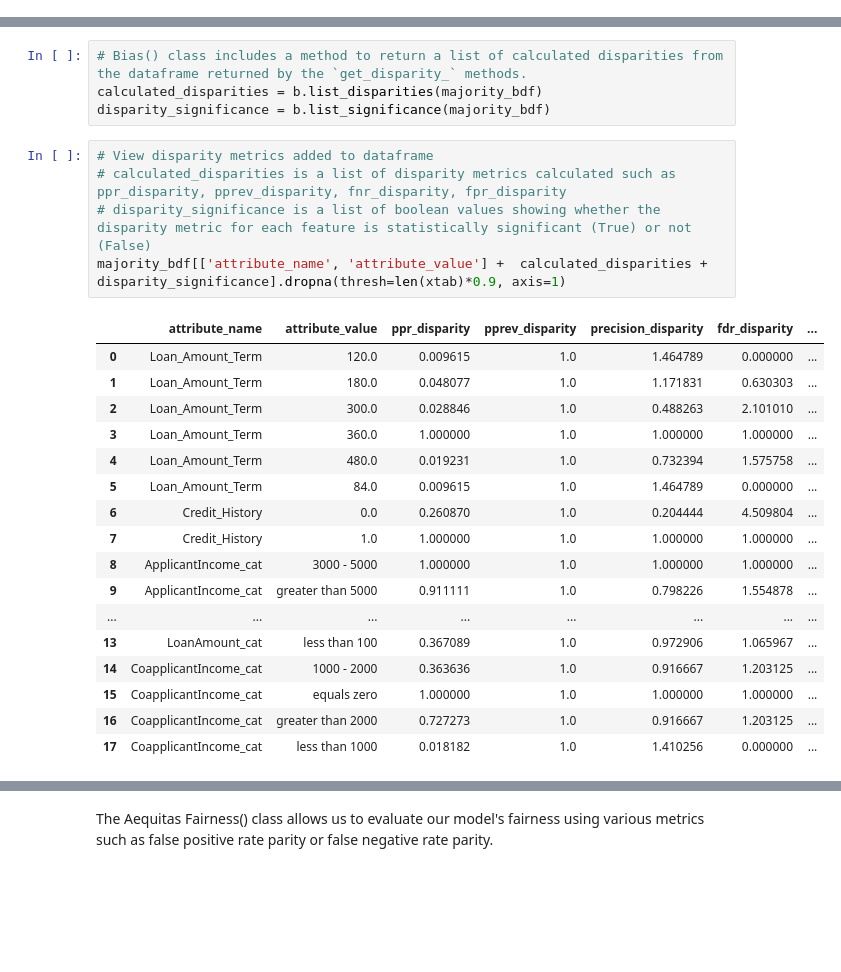
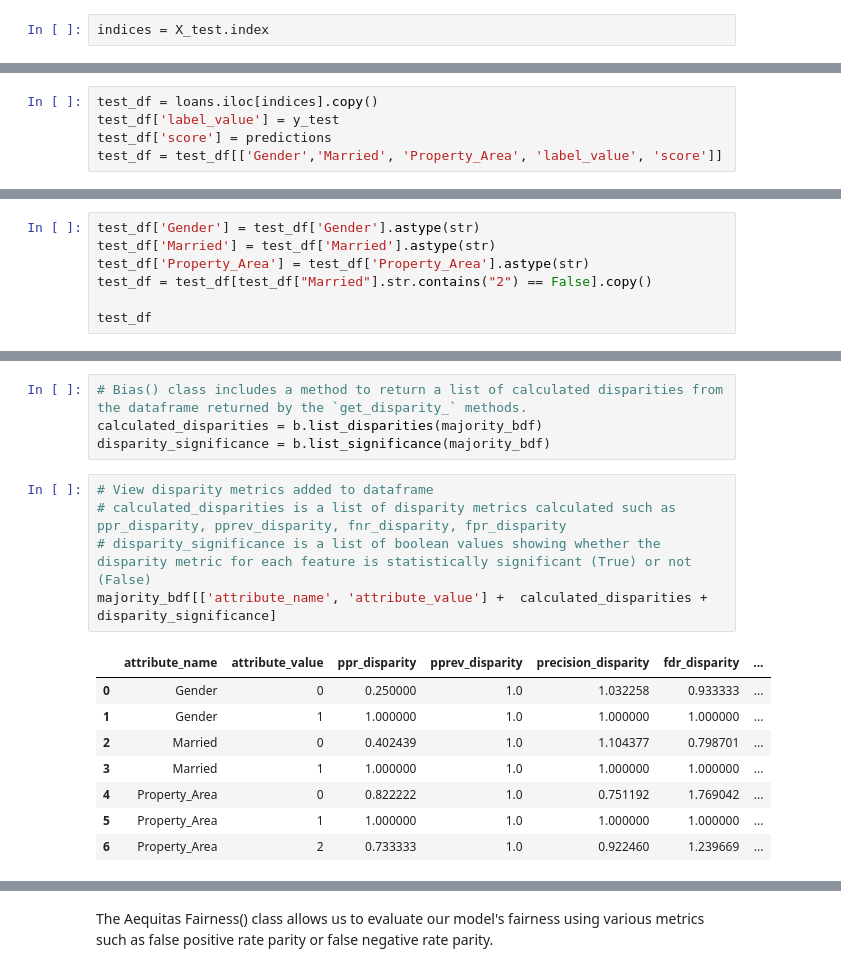
Before and after one commit to davidry777/Home-Loan-Eligibility, a Jupyter notebook: CS108_Project.ipynb, the cells around one changed output, grey strips where cells are left out. Drawn from its saved outputs; the diff is of its cells as text; blank space fills up the shorter version.

```diff
--- a/CS108_Project.ipynb
+++ b/CS108_Project.ipynb
@@ -570,6 +570,8 @@ len(labels2)
 We decided on splitting the data again, with 10% of the data being used for testing. We've then normalized the data using `MinMaxScaler()` to transform the data into something thats suitable for our model.
 # %%
 X_train, X_test, y_train, y_test = train_test_split(data2, labels2, test_size=0.20, random_state=101)
+# %%
+indices = X_test.index
 # %%
 scaler = MinMaxScaler()
 X_train = scaler.fit_transform(X_train)
@@ -715,0 +676,5 @@ test_df['Credit_History'] = test_df['Credit_History'].astype(str)
+# %%
+test_df = loans.iloc[indices].copy()
+test_df['label_value'] = y_test
+test_df['score'] = predictions
+test_df = test_df[['Gender','Married', 'Property_Area', 'label_value', 'score']]
@@ -715,0 +683,7 @@ test_df['Credit_History'] = test_df['Credit_History'].astype(str)
+# %%
+test_df['Gender'] = test_df['Gender'].astype(str)
+test_df['Married'] = test_df['Married'].astype(str)
+test_df['Property_Area'] = test_df['Property_Area'].astype(str)
+test_df = test_df[test_df["Married"].str.contains("2") == False].copy()
+
+test_df
@@ -780,26 +750,17 @@ disparity_significance = b.list_significance(majority_bdf)
 # %%
 # View disparity metrics added to dataframe
 # calculated_disparities is a list of disparity metrics calculated such as ppr_disparity, pprev_disparity, fnr_disparity, fpr_disparity
 # disparity_significance is a list of boolean values showing whether the disparity metric for each feature is statistically significant (True) or not (False)
-majority_bdf[['attribute_name', 'attribute_value'] +  calculated_disparities + disparity_significance].dropna(thresh=len(xtab)*0.9, axis=1)
+majority_bdf[['attribute_name', 'attribute_value'] +  calculated_disparities + disparity_significance]
 # %% [output]
 |  | attribute_name | attribute_value | ppr_disparity | pprev_disparity | precision_disparity | fdr_disparity | ... |
-| 0 | Loan_Amount_Term | 120.0 | 0.009615 | 1.0 | 1.464789 | 0.000000 | ... |
-| 1 | Loan_Amount_Term | 180.0 | 0.048077 | 1.0 | 1.171831 | 0.630303 | ... |
-| 2 | Loan_Amount_Term | 300.0 | 0.028846 | 1.0 | 0.488263 | 2.101010 | ... |
-| 3 | Loan_Amount_Term | 360.0 | 1.000000 | 1.0 | 1.000000 | 1.000000 | ... |
-| 4 | Loan_Amount_Term | 480.0 | 0.019231 | 1.0 | 0.732394 | 1.575758 | ... |
-| 5 | Loan_Amount_Term | 84.0 | 0.009615 | 1.0 | 1.464789 | 0.000000 | ... |
-| 6 | Credit_History | 0.0 | 0.260870 | 1.0 | 0.204444 | 4.509804 | ... |
-| 7 | Credit_History | 1.0 | 1.000000 | 1.0 | 1.000000 | 1.000000 | ... |
-| 8 | ApplicantIncome_cat | 3000 - 5000 | 1.000000 | 1.0 | 1.000000 | 1.000000 | ... |
-| 9 | ApplicantIncome_cat | greater than 5000 | 0.911111 | 1.0 | 0.798226 | 1.554878 | ... |
-| ... | ... | ... | ... | ... | ... | ... | ... |
-| 13 | LoanAmount_cat | less than 100 | 0.367089 | 1.0 | 0.972906 | 1.065967 | ... |
-| 14 | CoapplicantIncome_cat | 1000 - 2000 | 0.363636 | 1.0 | 0.916667 | 1.203125 | ... |
-| 15 | CoapplicantIncome_cat | equals zero | 1.000000 | 1.0 | 1.000000 | 1.000000 | ... |
-| 16 | CoapplicantIncome_cat | greater than 2000 | 0.727273 | 1.0 | 0.916667 | 1.203125 | ... |
-| 17 | CoapplicantIncome_cat | less than 1000 | 0.018182 | 1.0 | 1.410256 | 0.000000 | ... |
+| 0 | Gender | 0 | 0.250000 | 1.0 | 1.032258 | 0.933333 | ... |
+| 1 | Gender | 1 | 1.000000 | 1.0 | 1.000000 | 1.000000 | ... |
+| 2 | Married | 0 | 0.402439 | 1.0 | 1.104377 | 0.798701 | ... |
+| 3 | Married | 1 | 1.000000 | 1.0 | 1.000000 | 1.000000 | ... |
+| 4 | Property_Area | 0 | 0.822222 | 1.0 | 0.751192 | 1.769042 | ... |
+| 5 | Property_Area | 1 | 1.000000 | 1.0 | 1.000000 | 1.000000 | ... |
+| 6 | Property_Area | 2 | 0.733333 | 1.0 | 0.922460 | 1.239669 | ... |
 # %%
 aqp = Plot()
 j = aqp.plot_disparity_all(majority_bdf, metrics=['precision_disparity'], significance_alpha=0.05)
```
Also changed, not shown: parts of 48 cells of this notebook.
